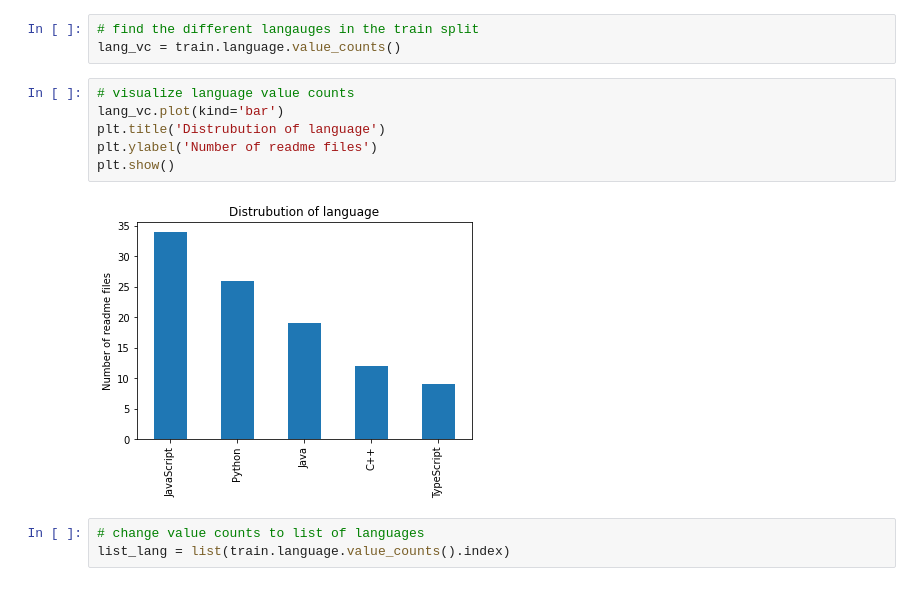
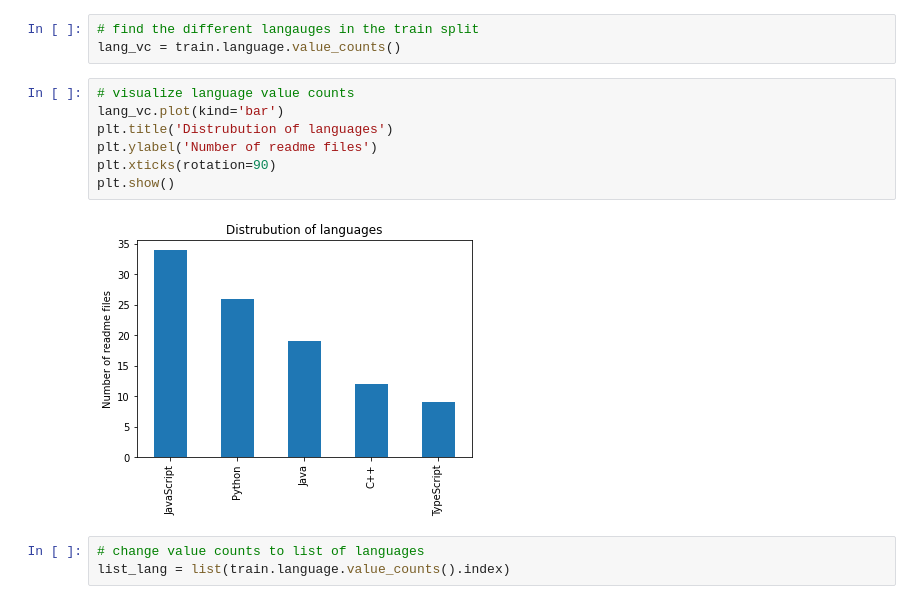
Before and after one commit to mariam-and-cindy/predicting-programming-languages, a Jupyter notebook: final_report_nlp.ipynb, the cells around one changed output. Saved outputs shown, nothing was run; the diff lists cells and outputs as text.

```diff
--- a/final_report_nlp.ipynb
+++ b/final_report_nlp.ipynb
@@ -178,11 +178,12 @@ lang_vc = train.language.value_counts()
 # %%
 # visualize language value counts
 lang_vc.plot(kind='bar')
-plt.title('Distrubution of language')
+plt.title('Distrubution of languages')
 plt.ylabel('Number of readme files')
+plt.xticks(rotation=90)
 plt.show()
 # %% [output]
-[figure, old version]
+[figure, new version]
 # %%
 # change value counts to list of languages
 list_lang = list(train.language.value_counts().index)
```
